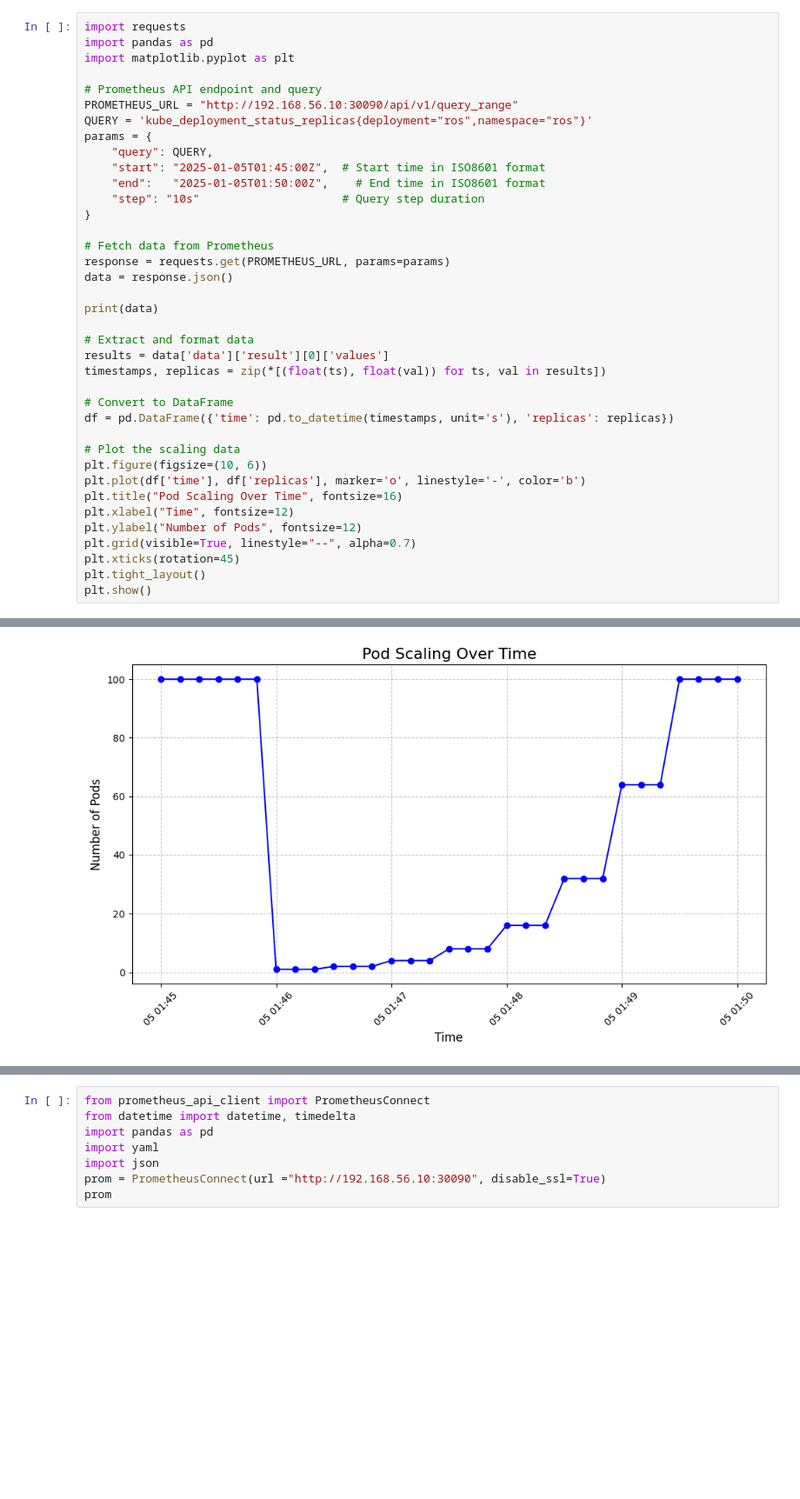
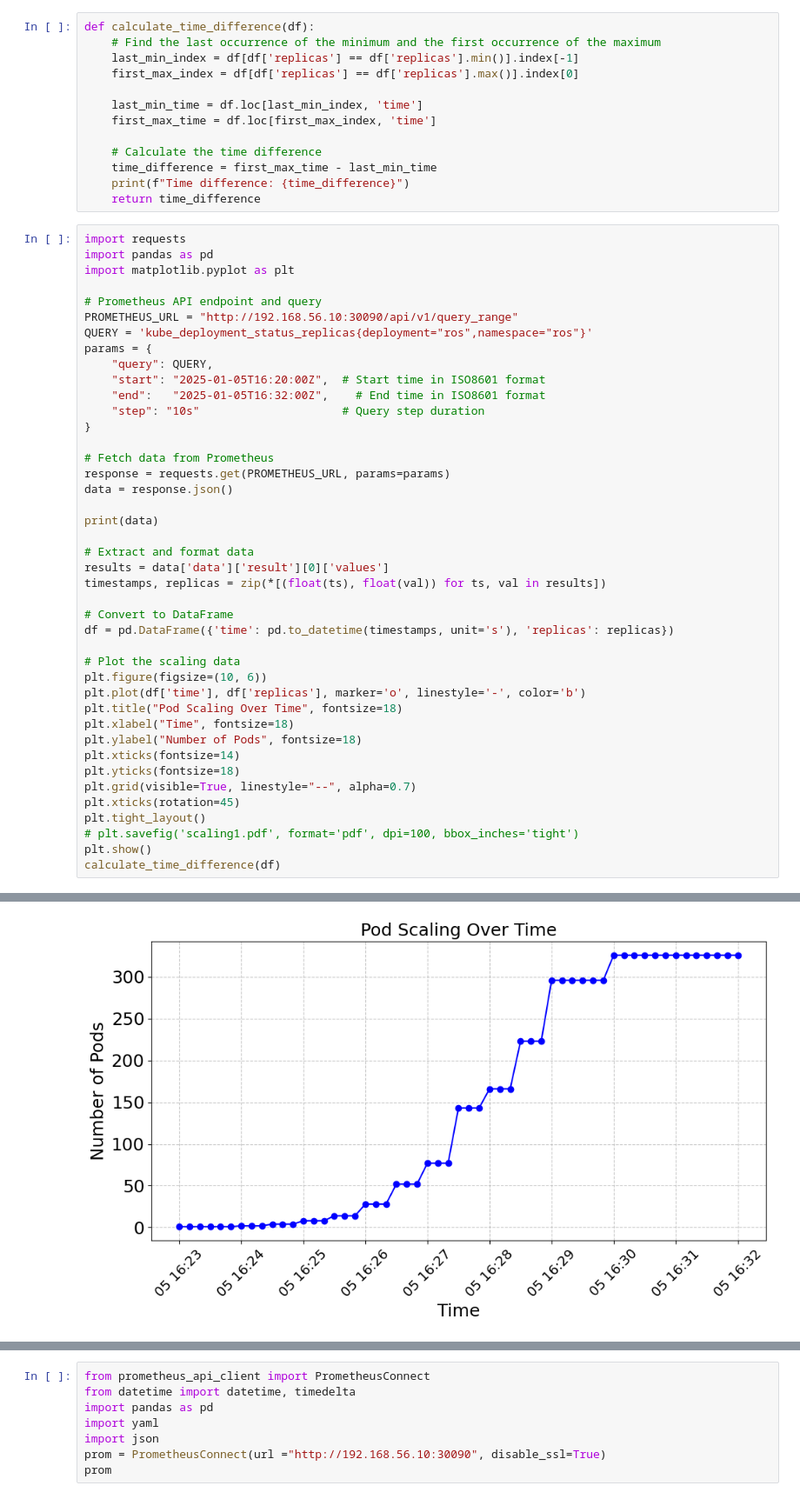
Before and after one commit to MSKazemi/Vagrant-Kubernetes-ROS2-Deployment, a Jupyter notebook: DataAnalysis/HPA.ipynb, the cells around one changed output, grey strips where cells are left out. Shown at 87% size. Saved outputs shown, nothing was run; the diff lists cells and outputs as text; blank space fills up the shorter version.

```diff
--- a/DataAnalysis/HPA.ipynb
+++ b/DataAnalysis/HPA.ipynb
@@ -1,3 +1,16 @@
+# %%
+def calculate_time_difference(df):
+    # Find the last occurrence of the minimum and the first occurrence of the maximum
+    last_min_index = df[df['replicas'] == df['replicas'].min()].index[-1]
+    first_max_index = df[df['replicas'] == df['replicas'].max()].index[0]
+
+    last_min_time = df.loc[last_min_index, 'time']
+    first_max_time = df.loc[first_max_index, 'time']
+
+    # Calculate the time difference
+    time_difference = first_max_time - last_min_time
+    print(f"Time difference: {time_difference}")
+    return time_difference
 # %%
 import requests
 import pandas as pd
@@ -6,36 +19,40 @@ import matplotlib.pyplot as plt
 # Prometheus API endpoint and query
 PROMETHEUS_URL = "http://192.168.56.10:30090/api/v1/query_range"
 QUERY = 'kube_deployment_status_replicas{deployment="ros",namespace="ros"}'
 params = {
     "query": QUERY,
-    "start": "2025-01-05T01:45:00Z",  # Start time in ISO8601 format
-    "end":   "2025-01-05T01:50:00Z",    # End time in ISO8601 format
+    "start": "2025-01-05T16:20:00Z",  # Start time in ISO8601 format
+    "end":   "2025-01-05T16:32:00Z",    # End time in ISO8601 format
     "step": "10s"                     # Query step duration
 }
 
 # Fetch data from Prometheus
 response = requests.get(PROMETHEUS_URL, params=params)
 data = response.json()
 
 print(data)
 
 # Extract and format data
 results = data['data']['result'][0]['values']
 timestamps, replicas = zip(*[(float(ts), float(val)) for ts, val in results])
 
 # Convert to DataFrame
 df = pd.DataFrame({'time': pd.to_datetime(timestamps, unit='s'), 'replicas': replicas})
 
 # Plot the scaling data
 plt.figure(figsize=(10, 6))
 plt.plot(df['time'], df['replicas'], marker='o', linestyle='-', color='b')
-plt.title("Pod Scaling Over Time", fontsize=16)
-plt.xlabel("Time", fontsize=12)
-plt.ylabel("Number of Pods", fontsize=12)
+plt.title("Pod Scaling Over Time", fontsize=18)
+plt.xlabel("Time", fontsize=18)
+plt.ylabel("Number of Pods", fontsize=18)
+plt.xticks(fontsize=14)
+plt.yticks(fontsize=18)
 plt.grid(visible=True, linestyle="--", alpha=0.7)
 plt.xticks(rotation=45)
 plt.tight_layout()
+# plt.savefig('scaling1.pdf', format='pdf', dpi=100, bbox_inches='tight')
 plt.show()
+calculate_time_difference(df)
 # %% [output]
 {'status': 'success', 'data': {'resultType': 'matrix', 'result': [{'metric': {'__name__': 'kube_deployment_status_replicas', 'container': 'kube-state-metrics', 'deployment': 'ros', 'endpoint': 'http', ...
-[figure, old version]
+[figure, new version]
```
Also changed, not shown: parts of 3 cells of this notebook, 6 other files.
